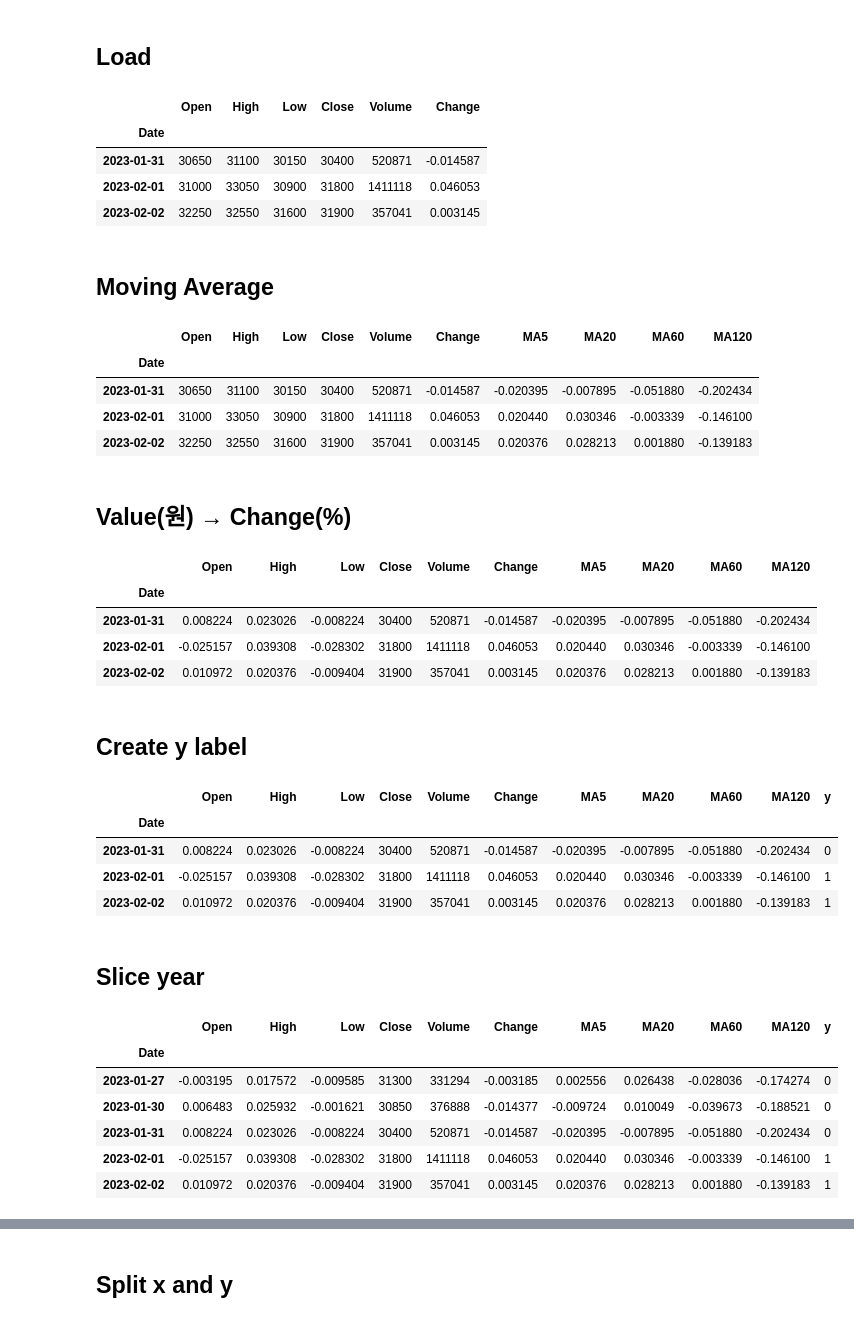
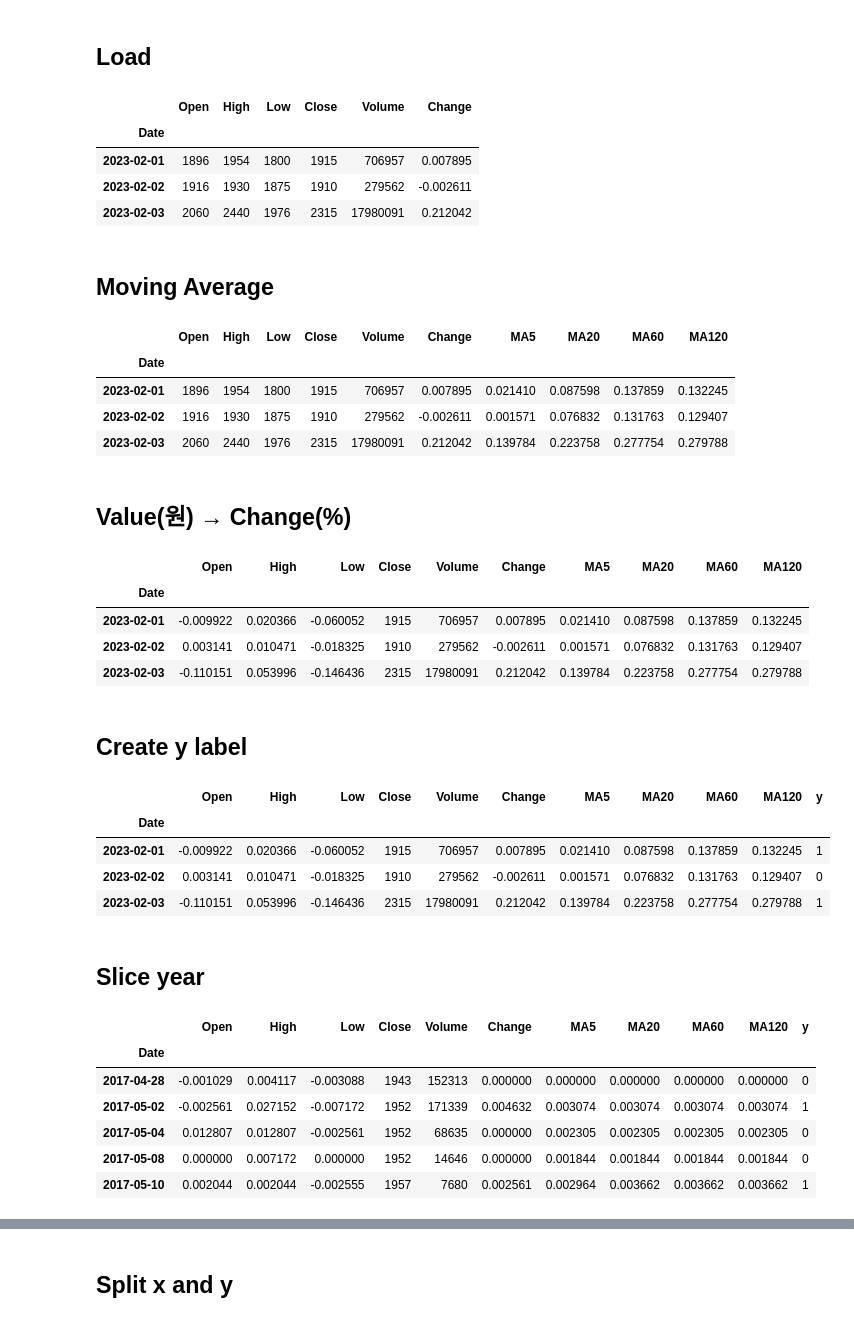
Before and after one commit to jhlee3516/nextupdown, a Jupyter notebook: nextprice_preprocessing.ipynb, the cells around one changed output, grey strips where cells are left out. Drawn from its saved outputs; the diff is of its cells as text; code cells hidden in the pictures.

```diff
--- a/nextprice_preprocessing.ipynb
+++ b/nextprice_preprocessing.ipynb
@@ -4,14 +4,14 @@
 ## Load
 # %%
 import FinanceDataReader as fdr
-df = fdr.DataReader(symbol='028300')
+df = fdr.DataReader(symbol='258790')
 df.tail(3)
 # %% [output]
 |  | Open | High | Low | Close | Volume | Change |
 | Date |  |  |  |  |  |  |
-| 2023-01-31 | 30650 | 31100 | 30150 | 30400 | 520871 | -0.014587 |
-| 2023-02-01 | 31000 | 33050 | 30900 | 31800 | 1411118 | 0.046053 |
-| 2023-02-02 | 32250 | 32550 | 31600 | 31900 | 357041 | 0.003145 |
+| 2023-02-01 | 1896 | 1954 | 1800 | 1915 | 706957 | 0.007895 |
+| 2023-02-02 | 1916 | 1930 | 1875 | 1910 | 279562 | -0.002611 |
+| 2023-02-03 | 2060 | 2440 | 1976 | 2315 | 17980091 | 0.212042 |
 # %% [markdown]
 ## Moving Average
 # %%
@@ -45,9 +45,9 @@ df.tail(3)
 # %% [output]
 |  | Open | High | Low | Close | Volume | Change | MA5 | MA20 | MA60 | MA120 |
 | Date |  |  |  |  |  |  |  |  |  |  |
-| 2023-01-31 | 30650 | 31100 | 30150 | 30400 | 520871 | -0.014587 | -0.020395 | -0.007895 | -0.051880 | -0.202434 |
-| 2023-02-01 | 31000 | 33050 | 30900 | 31800 | 1411118 | 0.046053 | 0.020440 | 0.030346 | -0.003339 | -0.146100 |
-| 2023-02-02 | 32250 | 32550 | 31600 | 31900 | 357041 | 0.003145 | 0.020376 | 0.028213 | 0.001880 | -0.139183 |
+| 2023-02-01 | 1896 | 1954 | 1800 | 1915 | 706957 | 0.007895 | 0.021410 | 0.087598 | 0.137859 | 0.132245 |
+| 2023-02-02 | 1916 | 1930 | 1875 | 1910 | 279562 | -0.002611 | 0.001571 | 0.076832 | 0.131763 | 0.129407 |
+| 2023-02-03 | 2060 | 2440 | 1976 | 2315 | 17980091 | 0.212042 | 0.139784 | 0.223758 | 0.277754 | 0.279788 |
 # %% [markdown]
 ## Value(원) → Change(%)
 # %%
@@ -75,9 +75,9 @@ df.tail(3)
 # %% [output]
 |  | Open | High | Low | Close | Volume | Change | MA5 | MA20 | MA60 | MA120 |
 | Date |  |  |  |  |  |  |  |  |  |  |
-| 2023-01-31 | 0.008224 | 0.023026 | -0.008224 | 30400 | 520871 | -0.014587 | -0.020395 | -0.007895 | -0.051880 | -0.202434 |
-| 2023-02-01 | -0.025157 | 0.039308 | -0.028302 | 31800 | 1411118 | 0.046053 | 0.020440 | 0.030346 | -0.003339 | -0.146100 |
-| 2023-02-02 | 0.010972 | 0.020376 | -0.009404 | 31900 | 357041 | 0.003145 | 0.020376 | 0.028213 | 0.001880 | -0.139183 |
+| 2023-02-01 | -0.009922 | 0.020366 | -0.060052 | 1915 | 706957 | 0.007895 | 0.021410 | 0.087598 | 0.137859 | 0.132245 |
+| 2023-02-02 | 0.003141 | 0.010471 | -0.018325 | 1910 | 279562 | -0.002611 | 0.001571 | 0.076832 | 0.131763 | 0.129407 |
+| 2023-02-03 | -0.110151 | 0.053996 | -0.146436 | 2315 | 17980091 | 0.212042 | 0.139784 | 0.223758 | 0.277754 | 0.279788 |
 # %% [markdown]
 ## Create y label
 # %%
@@ -99,9 +99,9 @@ df.tail(3)
 # %% [output]
 |  | Open | High | Low | Close | Volume | Change | MA5 | MA20 | MA60 | MA120 | y |
 | Date |  |  |  |  |  |  |  |  |  |  |  |
-| 2023-01-31 | 0.008224 | 0.023026 | -0.008224 | 30400 | 520871 | -0.014587 | -0.020395 | -0.007895 | -0.051880 | -0.202434 | 0 |
-| 2023-02-01 | -0.025157 | 0.039308 | -0.028302 | 31800 | 1411118 | 0.046053 | 0.020440 | 0.030346 | -0.003339 | -0.146100 | 1 |
-| 2023-02-02 | 0.010972 | 0.020376 | -0.009404 | 31900 | 357041 | 0.003145 | 0.020376 | 0.028213 | 0.001880 | -0.139183 | 1 |
+| 2023-02-01 | -0.009922 | 0.020366 | -0.060052 | 1915 | 706957 | 0.007895 | 0.021410 | 0.087598 | 0.137859 | 0.132245 | 1 |
+| 2023-02-02 | 0.003141 | 0.010471 | -0.018325 | 1910 | 279562 | -0.002611 | 0.001571 | 0.076832 | 0.131763 | 0.129407 | 0 |
+| 2023-02-03 | -0.110151 | 0.053996 | -0.146436 | 2315 | 17980091 | 0.212042 | 0.139784 | 0.223758 | 0.277754 | 0.279788 | 1 |
 # %% [markdown]
 ## Slice year
 # %%
@@ -116,16 +116,17 @@ def slice_year(df,year):
     year = str(year)
 
     df = df[year:]
+    df = df[1:]
 
     return df
 # %%
 df = slice_year(df,'2015')
-df.tail()
+df.head()
 # %% [output]
 |  | Open | High | Low | Close | Volume | Change | MA5 | MA20 | MA60 | MA120 | y |
 | Date |  |  |  |  |  |  |  |  |  |  |  |
-| 2023-01-27 | -0.003195 | 0.017572 | -0.009585 | 31300 | 331294 | -0.003185 | 0.002556 | 0.026438 | -0.028036 | -0.174274 | 0 |
-| 2023-01-30 | 0.006483 | 0.025932 | -0.001621 | 30850 | 376888 | -0.014377 | -0.009724 | 0.010049 | -0.039673 | -0.188521 | 0 |
-| 2023-01-31 | 0.008224 | 0.023026 | -0.008224 | 30400 | 520871 | -0.014587 | -0.020395 | -0.007895 | -0.051880 | -0.202434 | 0 |
-| 2023-02-01 | -0.025157 | 0.039308 | -0.028302 | 31800 | 1411118 | 0.046053 | 0.020440 | 0.030346 | -0.003339 | -0.146100 | 1 |
-| 2023-02-02 | 0.010972 | 0.020376 | -0.009404 | 31900 | 357041 | 0.003145 | 0.020376 | 0.028213 | 0.001880 | -0.139183 | 1 |
+| 2017-04-28 | -0.001029 | 0.004117 | -0.003088 | 1943 | 152313 | 0.000000 | 0.000000 | 0.000000 | 0.000000 | 0.000000 | 0 |
+| 2017-05-02 | -0.002561 | 0.027152 | -0.007172 | 1952 | 171339 | 0.004632 | 0.003074 | 0.003074 | 0.003074 | 0.003074 | 1 |
+| 2017-05-04 | 0.012807 | 0.012807 | -0.002561 | 1952 | 68635 | 0.000000 | 0.002305 | 0.002305 | 0.002305 | 0.002305 | 0 |
+| 2017-05-08 | 0.000000 | 0.007172 | 0.000000 | 1952 | 14646 | 0.000000 | 0.001844 | 0.001844 | 0.001844 | 0.001844 | 0 |
+| 2017-05-10 | 0.002044 | 0.002044 | -0.002555 | 1957 | 7680 | 0.002561 | 0.002964 | 0.003662 | 0.003662 | 0.003662 | 1 |
```
Also changed, not shown: parts of 4 cells of this notebook.
